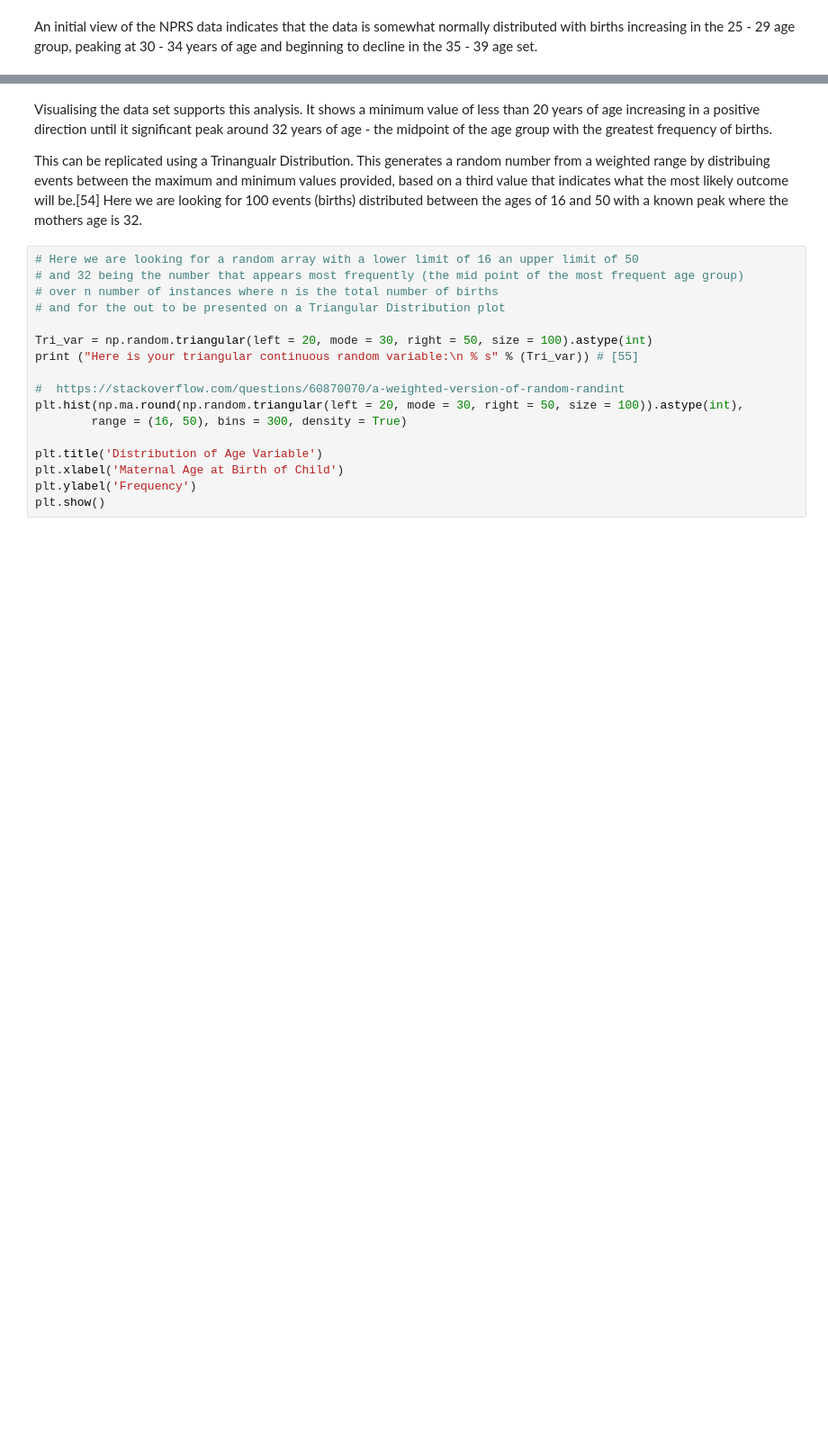
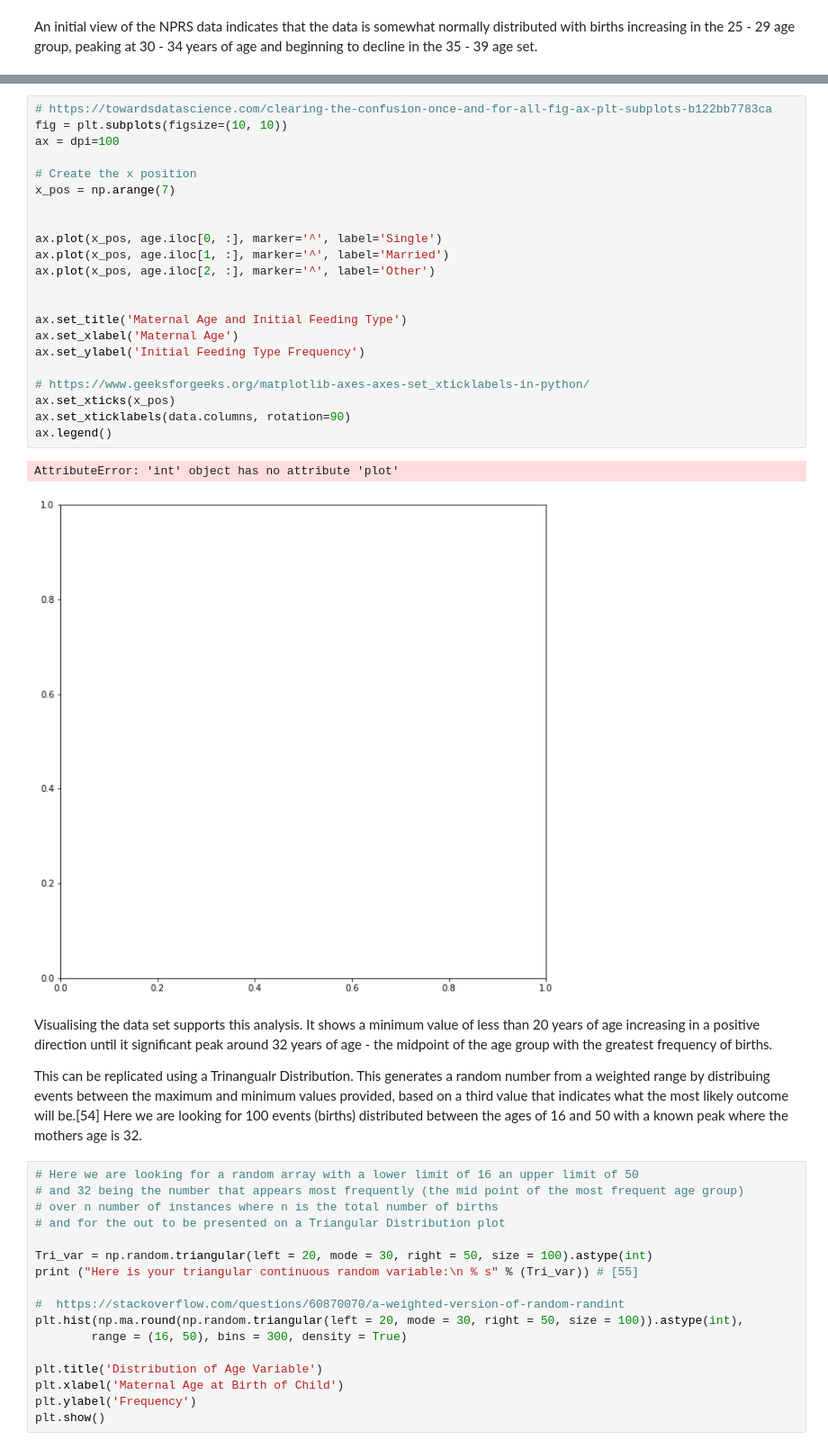
Before and after one commit to SharonNicG/52465-Project, a Jupyter notebook: Simulated Phenomenon.ipynb, the cells around one changed output, grey strips where cells are left out. Shown at 90% size. Cells and saved outputs as stored; diff of their text form; blank space fills up the shorter version.

```diff
--- a/Simulated Phenomenon.ipynb
+++ b/Simulated Phenomenon.ipynb
@@ -63,3 +47,28 @@ ValueError: Could not interpret input 'Age Group'
+# %%
+# https://towardsdatascience.com/clearing-the-confusion-once-and-for-all-fig-ax-plt-subplots-b122bb7783ca
+fig = plt.subplots(figsize=(10, 10))
+ax = dpi=100
+
+# Create the x position
+x_pos = np.arange(7)
+
+
+ax.plot(x_pos, age.iloc[0, :], marker='^', label='Single')
+ax.plot(x_pos, age.iloc[1, :], marker='^', label='Married')
+ax.plot(x_pos, age.iloc[2, :], marker='^', label='Other')
+
+
+ax.set_title('Maternal Age and Initial Feeding Type')
+ax.set_xlabel('Maternal Age')
+ax.set_ylabel('Initial Feeding Type Frequency')
+
+# https://www.geeksforgeeks.org/matplotlib-axes-axes-set_xticklabels-in-python/
+ax.set_xticks(x_pos)
+ax.set_xticklabels(data.columns, rotation=90)
+ax.legend()
+# %% [output]
+AttributeError: 'int' object has no attribute 'plot'
+[figure, added]
 # %% [markdown]
 Visualising the data set supports this analysis.
 It shows a minimum value of less than 20 years of age increasing in a positive direction until it significant peak around 32 years of age - the midpoint of the age group with the greatest frequency of births.
```
Also changed, not shown: parts of 9 cells of this notebook, 3 other files.
